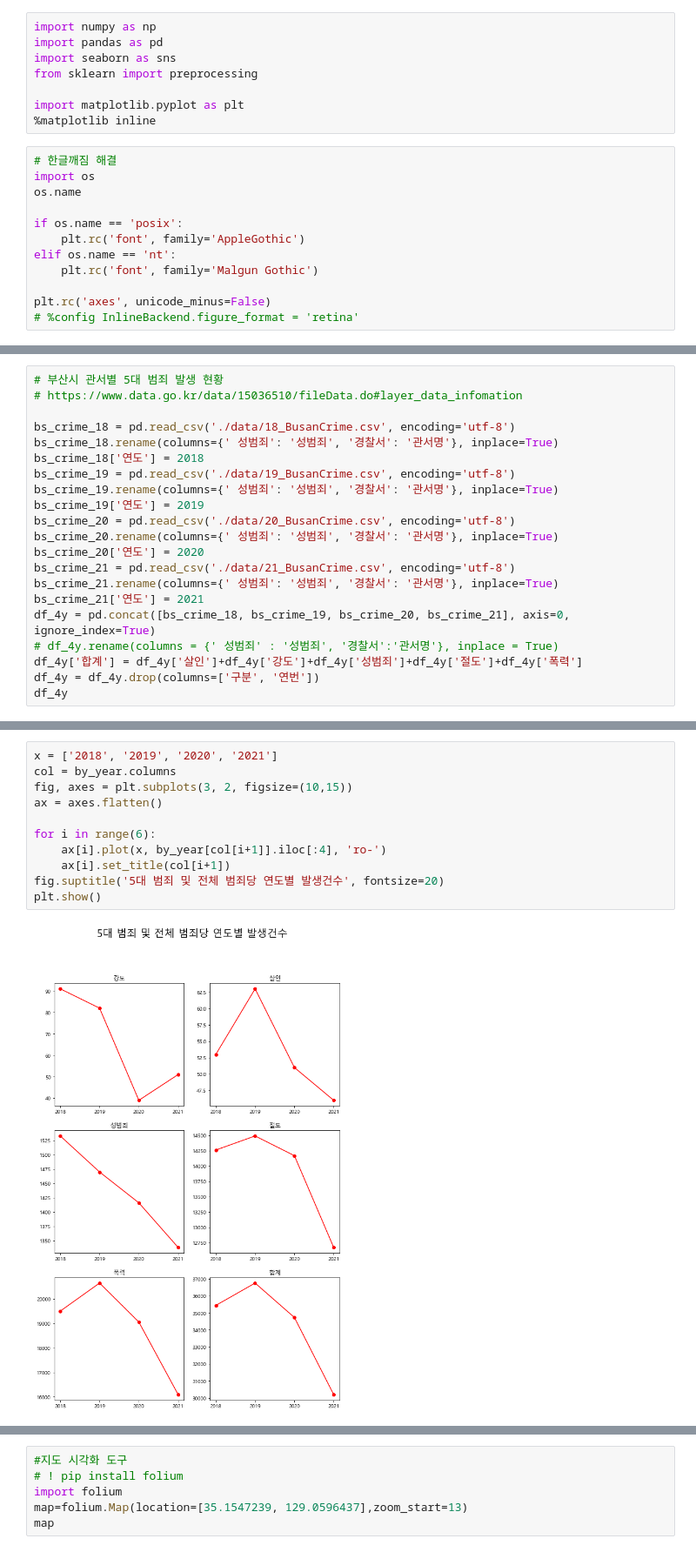
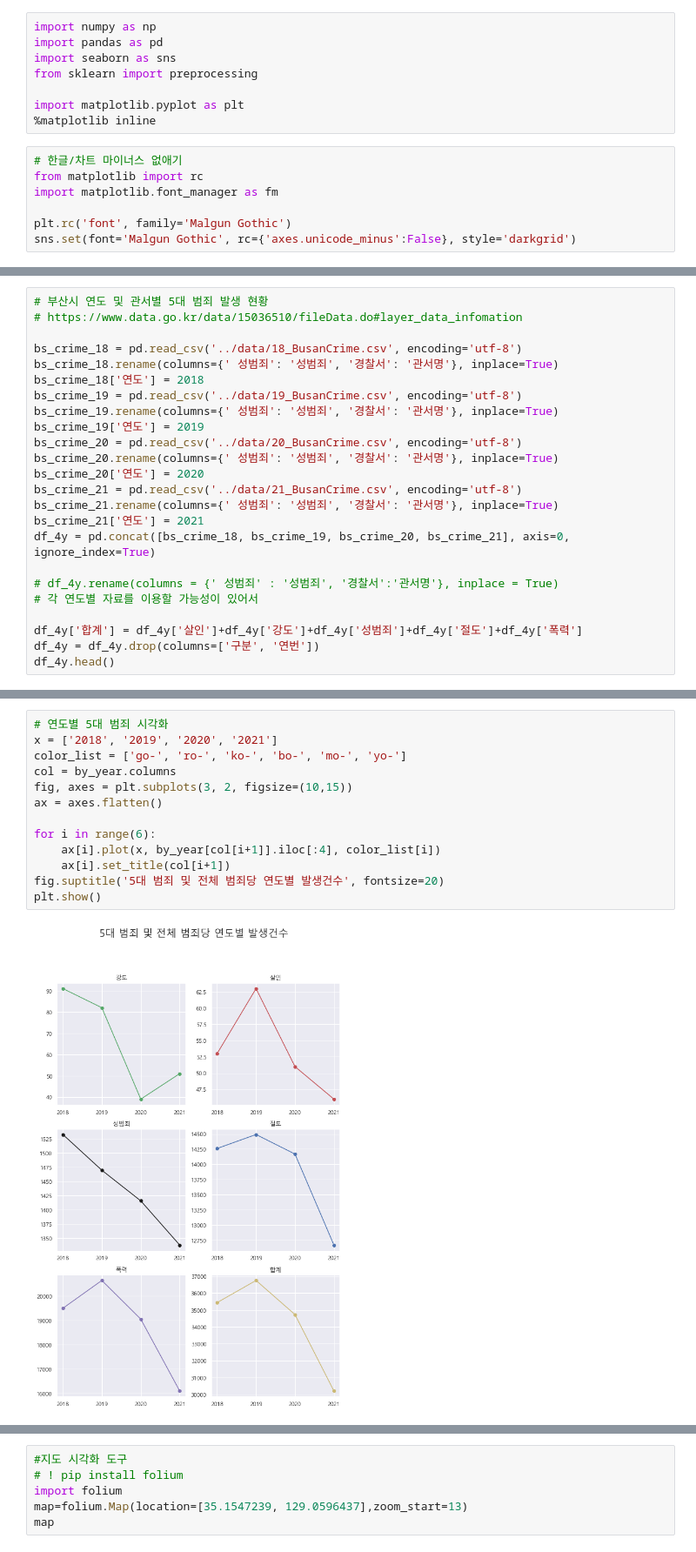
Before and after one commit to Hu-GE2022/artData, a Jupyter notebook: 고은/busan_crime_DA.ipynb, the cells around one changed output, grey strips where cells are left out. Shown at 87% size. Drawn from its saved outputs; the diff is of its cells as text.

```diff
--- a/고은/busan_crime_DA.ipynb
+++ b/고은/busan_crime_DA.ipynb
@@ -9,16 +9,11 @@ from sklearn import preprocessing
 
 import matplotlib.pyplot as plt
 %matplotlib inline
-# %%
-# 한글깨짐 해결
-import os
-os.name
-
-if os.name == 'posix':
-    plt.rc('font', family='AppleGothic')
-elif os.name == 'nt':
-    plt.rc('font', family='Malgun Gothic')
-
-plt.rc('axes', unicode_minus=False)
-# %config InlineBackend.figure_format = 'retina'
+# %%
+# 한글/차트 마이너스 없애기
+from matplotlib import rc
+import matplotlib.font_manager as fm
+
+plt.rc('font', family='Malgun Gothic')
+sns.set(font='Malgun Gothic', rc={'axes.unicode_minus':False}, style='darkgrid')
 # %% [markdown]
@@ -26,24 +21,27 @@ plt.rc('axes', unicode_minus=False)
 # %%
-# 부산시 관서별 5대 범죄 발생 현황
+# 부산시 연도 및 관서별 5대 범죄 발생 현황
 # https://www.data.go.kr/data/15036510/fileData.do#layer_data_infomation
 
-bs_crime_18 = pd.read_csv('./data/18_BusanCrime.csv', encoding='utf-8')
+bs_crime_18 = pd.read_csv('../data/18_BusanCrime.csv', encoding='utf-8')
 bs_crime_18.rename(columns={' 성범죄': '성범죄', '경찰서': '관서명'}, inplace=True)
 bs_crime_18['연도'] = 2018
-bs_crime_19 = pd.read_csv('./data/19_BusanCrime.csv', encoding='utf-8')
+bs_crime_19 = pd.read_csv('../data/19_BusanCrime.csv', encoding='utf-8')
 bs_crime_19.rename(columns={' 성범죄': '성범죄', '경찰서': '관서명'}, inplace=True)
 bs_crime_19['연도'] = 2019
-bs_crime_20 = pd.read_csv('./data/20_BusanCrime.csv', encoding='utf-8')
+bs_crime_20 = pd.read_csv('../data/20_BusanCrime.csv', encoding='utf-8')
 bs_crime_20.rename(columns={' 성범죄': '성범죄', '경찰서': '관서명'}, inplace=True)
 bs_crime_20['연도'] = 2020
-bs_crime_21 = pd.read_csv('./data/21_BusanCrime.csv', encoding='utf-8')
+bs_crime_21 = pd.read_csv('../data/21_BusanCrime.csv', encoding='utf-8')
 bs_crime_21.rename(columns={' 성범죄': '성범죄', '경찰서': '관서명'}, inplace=True)
 bs_crime_21['연도'] = 2021
 df_4y = pd.concat([bs_crime_18, bs_crime_19, bs_crime_20, bs_crime_21], axis=0, ignore_index=True)
+
 # df_4y.rename(columns = {' 성범죄' : '성범죄', '경찰서':'관서명'}, inplace = True)
+# 각 연도별 자료를 이용할 가능성이 있어서
+
 df_4y['합계'] = df_4y['살인']+df_4y['강도']+df_4y['성범죄']+df_4y['절도']+df_4y['폭력']
 df_4y = df_4y.drop(columns=['구분', '연번'])
-df_4y
+df_4y.head()
 # %% [output]
 |  | 관서명 | 살인 | 강도 | 성범죄 | 절도 | 폭력 | 연도 | 합계 |
 | 0 | 중부 | 1 | 2 | 47 | 954 | 784 | 2018 | 1788 |
@@ -95,15 +74,17 @@ by_year
 | 3 | 2021 | 51 | 46 | 1338 | 12670 | 16094 | 30199 |
 | 4 | All | 263 | 213 | 5757 | 55591 | 75302 | 137126 |
 # %%
+# 연도별 5대 범죄 시각화
 x = ['2018', '2019', '2020', '2021']
+color_list = ['go-', 'ro-', 'ko-', 'bo-', 'mo-', 'yo-']
 col = by_year.columns
 fig, axes = plt.subplots(3, 2, figsize=(10,15))
 ax = axes.flatten()
 
 for i in range(6):
-    ax[i].plot(x, by_year[col[i+1]].iloc[:4], 'ro-')
+    ax[i].plot(x, by_year[col[i+1]].iloc[:4], color_list[i])
     ax[i].set_title(col[i+1])
 fig.suptitle('5대 범죄 및 전체 범죄당 연도별 발생건수', fontsize=20)
 plt.show()
 # %% [output]
-[figure, old version]
+[figure, new version]
```
Also changed, not shown: parts of 19 cells of this notebook.
